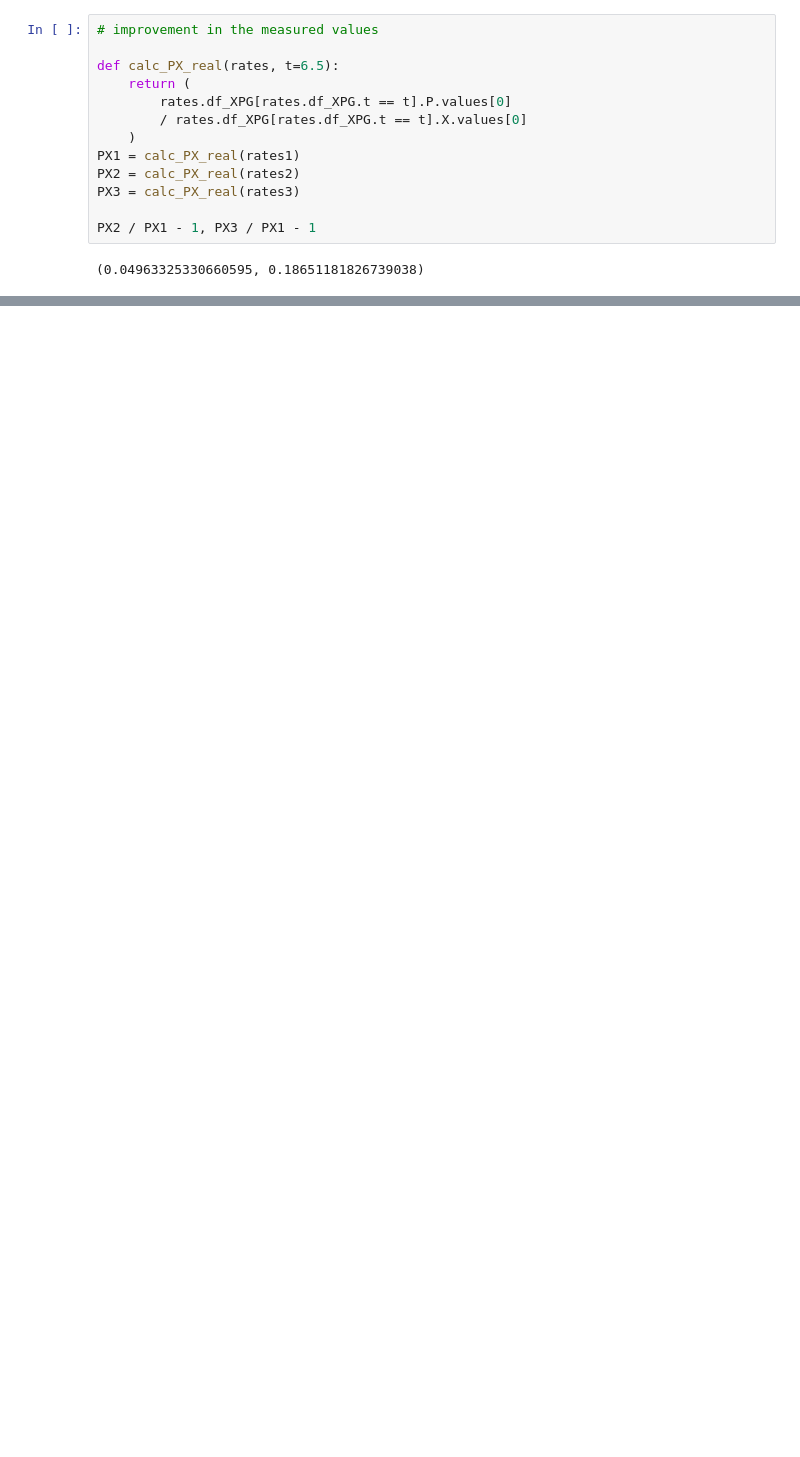
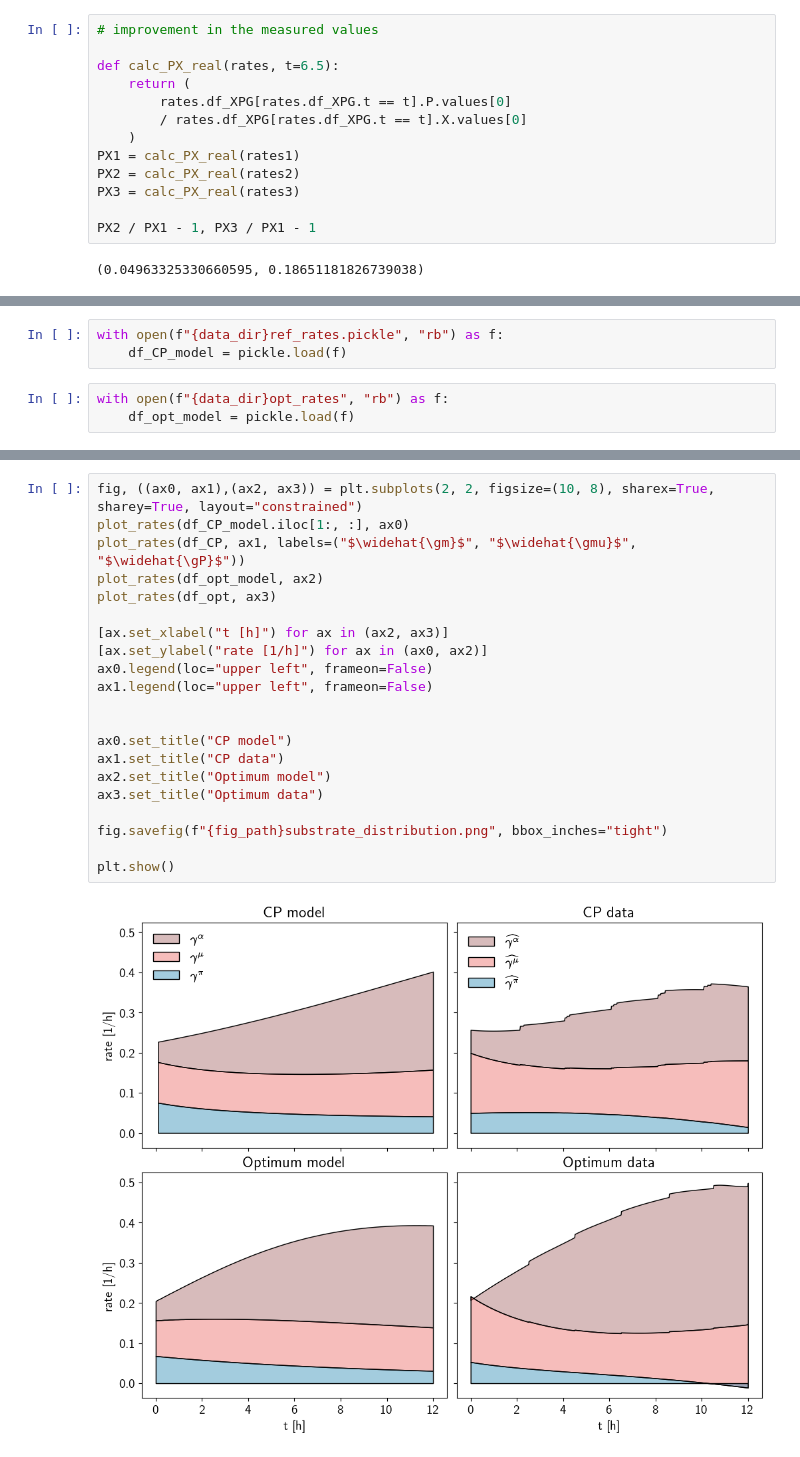
Before and after one commit to gschloegel/OptFed, a Jupyter notebook: code/04_validation.ipynb, the cells around one changed output, grey strips where cells are left out. Saved outputs shown, nothing was run; the diff lists cells and outputs as text; blank space fills up the shorter version.

```diff
--- a/code/04_validation.ipynb
+++ b/code/04_validation.ipynb
@@ -635,0 +694,6 @@ PX2 / PX1 - 1, PX3 / PX1 - 1
+# %%
+with open(f"{data_dir}ref_rates.pickle", "rb") as f:
+    df_CP_model = pickle.load(f)
+# %%
+with open(f"{data_dir}opt_rates", "rb") as f:
+    df_opt_model = pickle.load(f)
@@ -635,0 +733,23 @@ PX2 / PX1 - 1, PX3 / PX1 - 1
+# %%
+fig, ((ax0, ax1),(ax2, ax3)) = plt.subplots(2, 2, figsize=(10, 8), sharex=True, sharey=True, layout="constrained")
+plot_rates(df_CP_model.iloc[1:, :], ax0)
+plot_rates(df_CP, ax1, labels=("$\widehat{\gm}$", "$\widehat{\gmu}$", "$\widehat{\gP}$"))
+plot_rates(df_opt_model, ax2)
+plot_rates(df_opt, ax3)
+
+[ax.set_xlabel("t [h]") for ax in (ax2, ax3)]
+[ax.set_ylabel("rate [1/h]") for ax in (ax0, ax2)]
+ax0.legend(loc="upper left", frameon=False)
+ax1.legend(loc="upper left", frameon=False)
+
+
+ax0.set_title("CP model")
+ax1.set_title("CP data")
+ax2.set_title("Optimum model")
+ax3.set_title("Optimum data")
+
+fig.savefig(f"{fig_path}substrate_distribution.png", bbox_inches="tight")
+
+plt.show()
+# %% [output]
+[figure, added]
```
Also changed, not shown: parts of 7 cells of this notebook, 10 other files.
